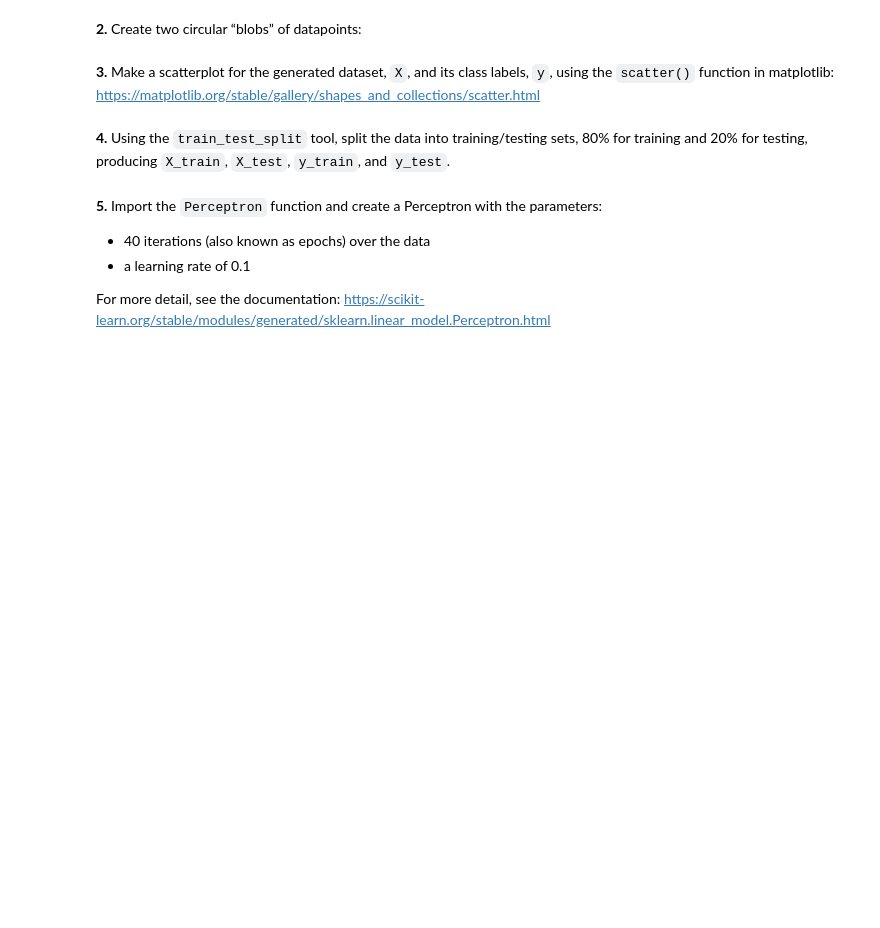
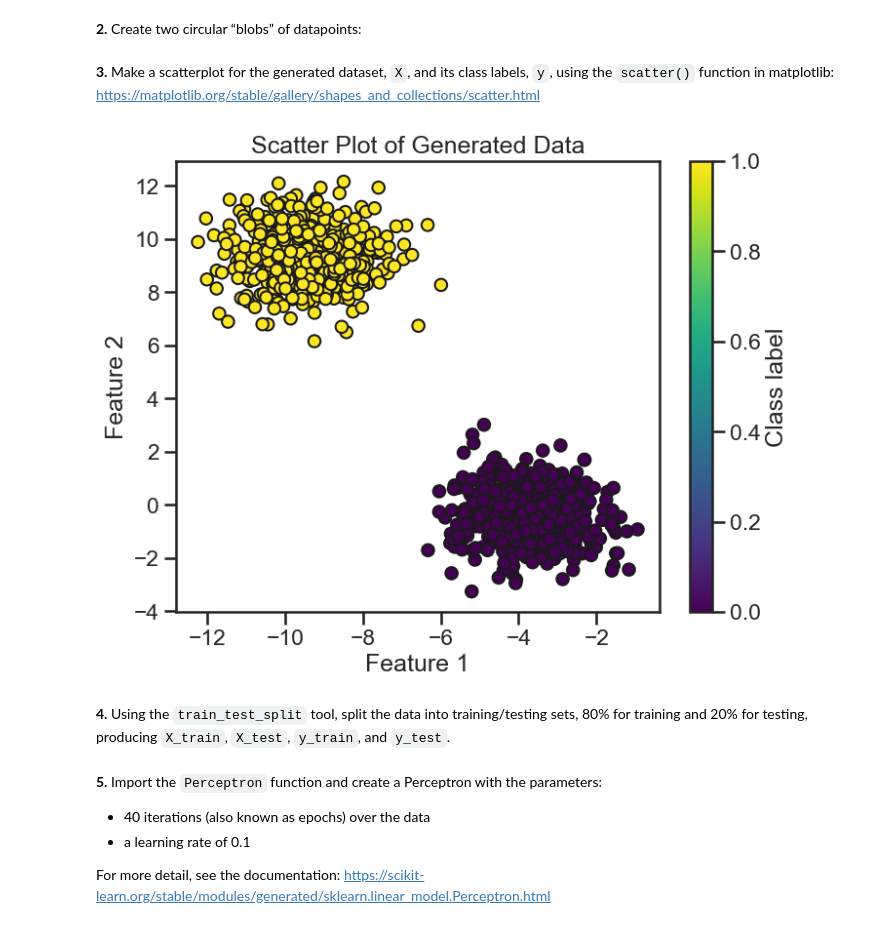
Before and after one commit to ol287/Learning-from-data, a Jupyter notebook: P3-Classifiers.ipynb, the cells around one changed output. Cells and saved outputs as stored; diff of their text form; code cells hidden in the pictures; blank space fills up the shorter version.

```diff
--- a/P3-Classifiers.ipynb
+++ b/P3-Classifiers.ipynb
@@ -79,6 +151,17 @@ X, y = make_blobs(n_samples=1000, centers=2)
 https://matplotlib.org/stable/gallery/shapes_and_collections/scatter.html
 # %%
 # Your answer here
+# Create a scatter plot
+plt.figure(figsize=(8, 6))
+plt.scatter(X[:, 0], X[:, 1], c=y, cmap='viridis', edgecolor='k')  # Color by class, using 'viridis' colormap
+
+plt.title('Scatter Plot of Generated Data')
+plt.xlabel('Feature 1')
+plt.ylabel('Feature 2')
+plt.colorbar(label='Class label')  # Adds a color bar to show class labels
+plt.show()
+# %% [output]
+[figure, added]
 # %% [markdown]
 **4.** Using the `train_test_split` tool, split the data into training/testing sets, 80% for training and 20% for testing, producing `X_train`, `X_test`, `y_train`, and `y_test`.
 # %%
```
Also changed, not shown: parts of 13 cells of this notebook, 2 other files.
